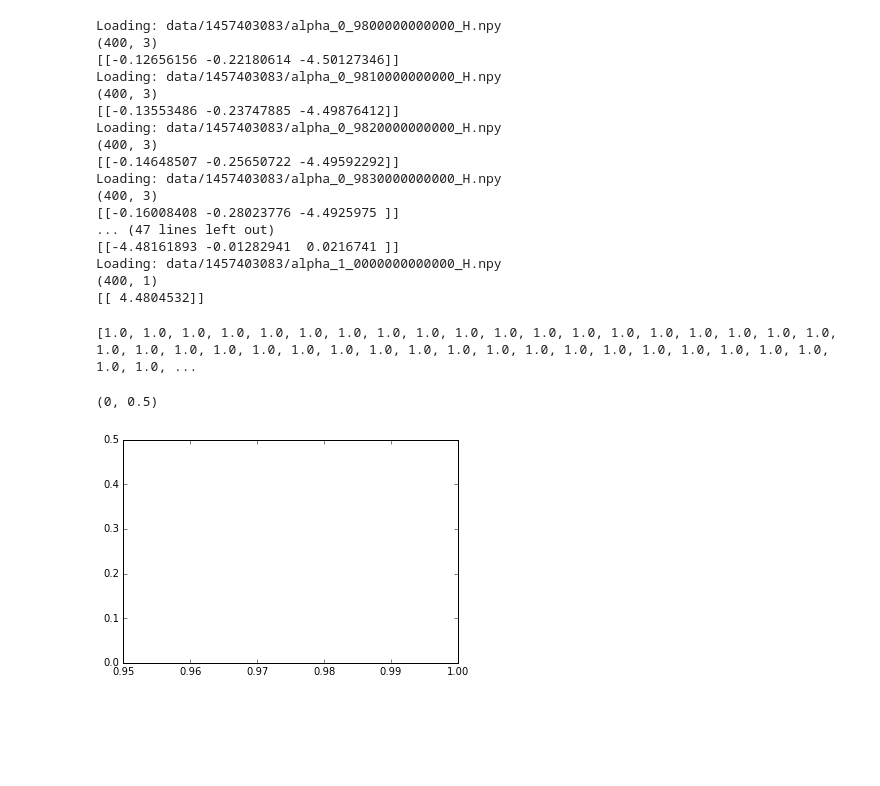
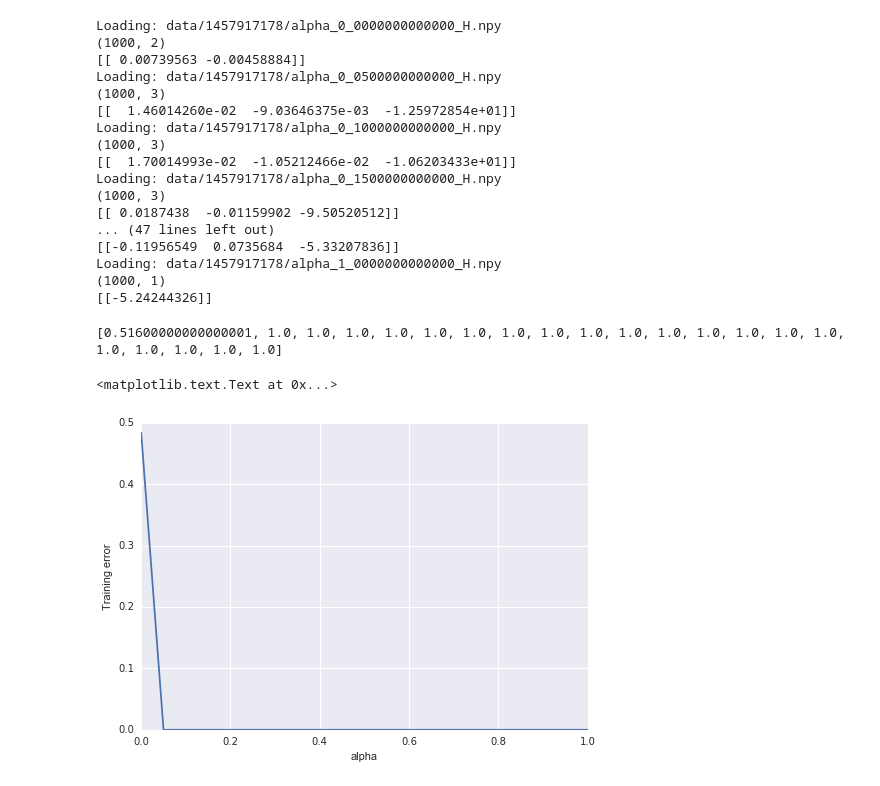
Before and after one commit to kristjanjonsson/Deep-Hidden-Layer-Learning, a Jupyter notebook: Circles.ipynb, the cells around one changed output. Drawn from its saved outputs; the diff is of its cells as text; code cells hidden in the pictures; blank space fills up the shorter version.

```diff
--- a/Circles.ipynb
+++ b/Circles.ipynb
@@ -24,9 +25,11 @@ def genPts(r, n):
         ret.append(genPt(r))
 
     return ret
+# %%
+nPerClass = 500
 # %%
-pluses = genPts(5,200)
-minuses = genPts(20,200)
+pluses = genPts(5,nPerClass)
+minuses = genPts(20,nPerClass)
 X = np.array([[x1, x2] for (x1, x2) in pluses] + [[x1, x2] for (x1, x2) in minuses])
 y = np.array([1] * len(pluses) + [-1] * len(minuses))
 # %%
@@ -105,7 +108,8 @@ def computeHiddenTargets(alphas, X, y):
     np.save(join(path, 'y'), y)
 
 
-alphas = np.arange(.98, 1, .001)
+# alphas = np.arange(.98, 1, .001)
+alphas = np.arange(0, 1.05, .05)
 # alphas = np.arange(1e-5, 1e-3, 1e-5)
 
 computeHiddenTargets(alphas, X, y)
@@ -130,35 +134,37 @@ Saved: data/1457403083/alpha_1_0000000000000_eigvals
 # %%
 acc_train = []
-for H in load('data/1457403083/', which='H'):
+for H in load('data/1457917178/', which='H'):
     print(H.shape)
     model = LogisticRegression(C=1)
     model.fit(H, y)
     print(model.coef_)
     acc_train.append(model.score(H, y))
 # %% [output]
-Loading: data/1457403083/alpha_0_9800000000000_H.npy
-(400, 3)
-[[-0.12656156 -0.22180614 -4.50127346]]
-Loading: data/1457403083/alpha_0_9810000000000_H.npy
-(400, 3)
-[[-0.13553486 -0.23747885 -4.49876412]]
-Loading: data/1457403083/alpha_0_9820000000000_H.npy
-(400, 3)
-[[-0.14648507 -0.25650722 -4.49592292]]
-Loading: data/1457403083/alpha_0_9830000000000_H.npy
-(400, 3)
-[[-0.16008408 -0.28023776 -4.4925975 ]]
+Loading: data/1457917178/alpha_0_0000000000000_H.npy
+(1000, 2)
+[[ 0.00739563 -0.00458884]]
+Loading: data/1457917178/alpha_0_0500000000000_H.npy
+(1000, 3)
+[[  1.46014260e-02  -9.03646375e-03  -1.25972854e+01]]
+Loading: data/1457917178/alpha_0_1000000000000_H.npy
+(1000, 3)
+[[  1.70014993e-02  -1.05212466e-02  -1.06203433e+01]]
+Loading: data/1457917178/alpha_0_1500000000000_H.npy
+(1000, 3)
+[[ 0.0187438  -0.01159902 -9.50520512]]
 ... (47 lines left out)
-[[-4.48161893 -0.01282941  0.0216741 ]]
-Loading: data/1457403083/alpha_1_0000000000000_H.npy
-(400, 1)
-[[ 4.4804532]]
+[[-0.11956549  0.0735684  -5.33207836]]
+Loading: data/1457917178/alpha_1_0000000000000_H.npy
+(1000, 1)
+[[-5.24244326]]
 # %%
 print(acc_train)
 plt.plot(alphas, 1 - np.array(acc_train))
 plt.ylim((0, 0.5))
+plt.xlabel('alpha')
+plt.ylabel('Training error')
 # %% [output]
-[1.0, 1.0, 1.0, 1.0, 1.0, 1.0, 1.0, 1.0, 1.0, 1.0, 1.0, 1.0, 1.0, 1.0, 1.0, 1.0, 1.0, 1.0, 1.0, 1.0, 1.0, 1.0, 1.0, 1.0, 1.0, 1.0, 1.0, 1.0, 1.0, 1.0, 1.0, 1.0, 1.0, 1.0, 1.0, 1.0, 1.0, 1.0, 1.0, 1.0, ...
+[0.51600000000000001, 1.0, 1.0, 1.0, 1.0, 1.0, 1.0, 1.0, 1.0, 1.0, 1.0, 1.0, 1.0, 1.0, 1.0, 1.0, 1.0, 1.0, 1.0, 1.0, 1.0]
-(0, 0.5)
+<matplotlib.text.Text at 0x...>
-[figure, old version]
+[figure, new version]
 # %%
```
Also changed, not shown: parts of 7 cells of this notebook.
